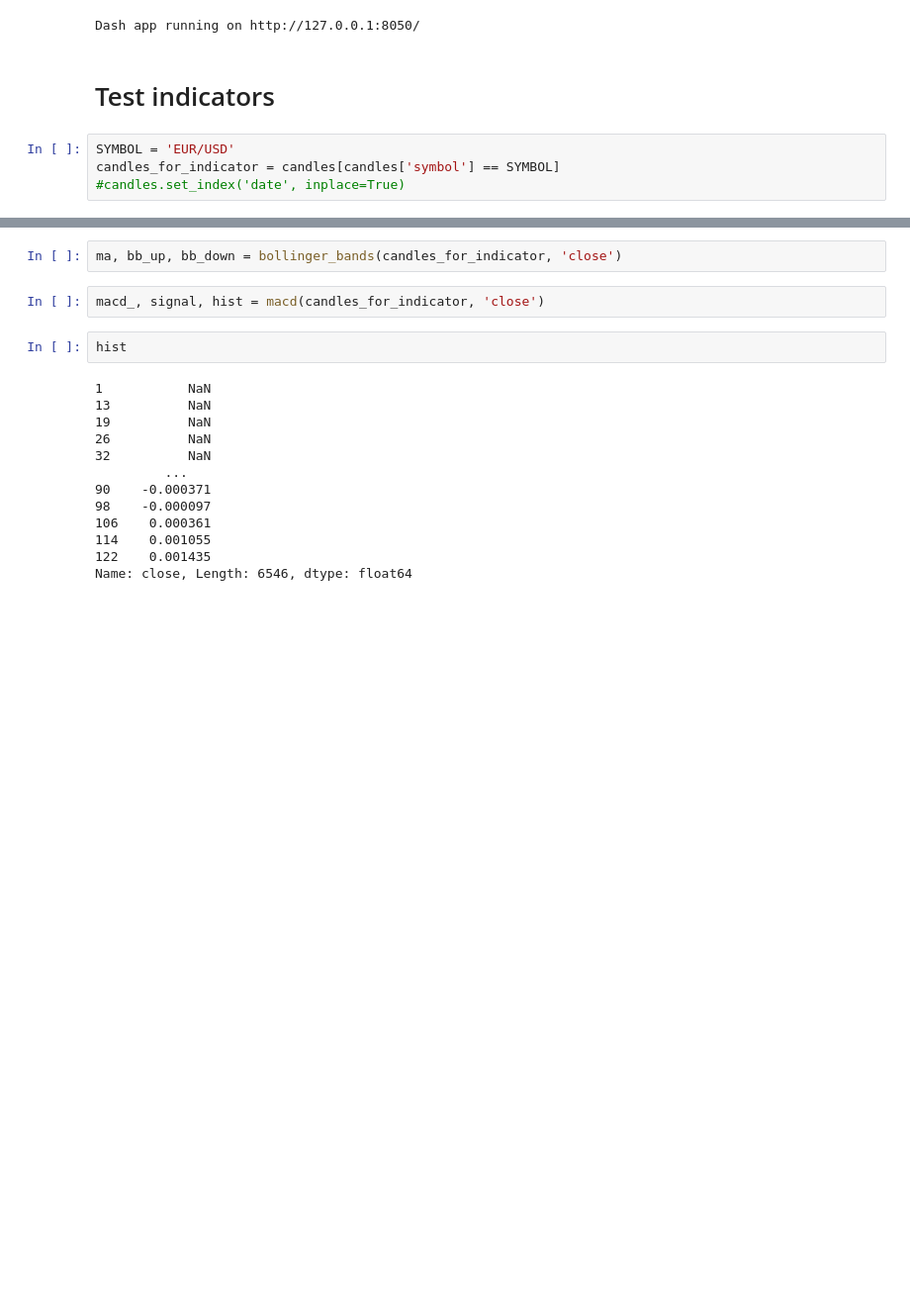
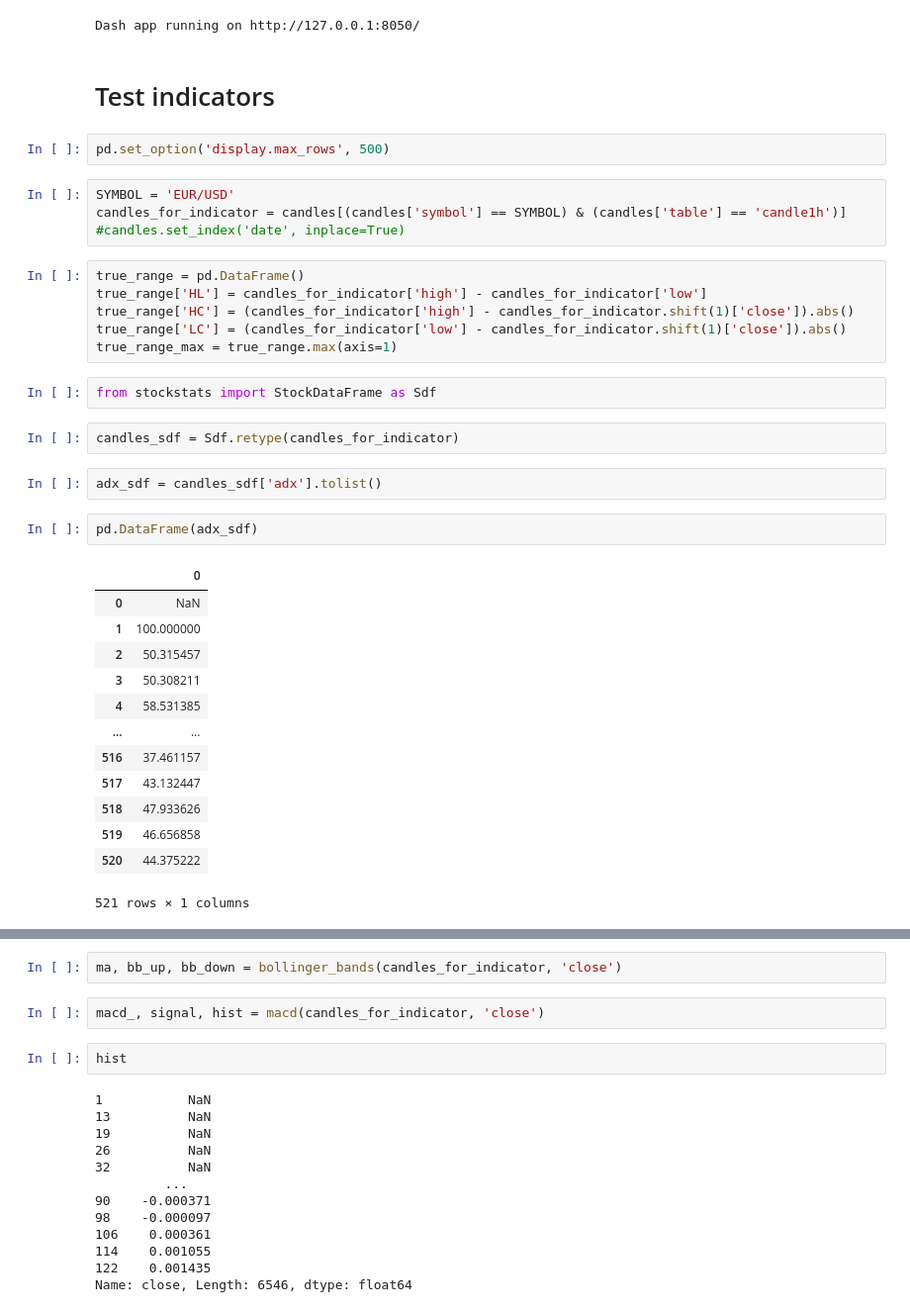
Before and after one commit to lhericourt/trading, a Jupyter notebook: notebooks/data_analysis.ipynb, the cells around one changed output, grey strips where cells are left out. Shown at 99% size. Drawn from its saved outputs; the diff is of its cells as text; blank space fills up the shorter version.

```diff
--- a/notebooks/data_analysis.ipynb
+++ b/notebooks/data_analysis.ipynb
@@ -231,7 +248,37 @@ app.run_server(mode='external')
 Dash app running on http://127.0.0.1:8050/
 # %% [markdown]
 # Test indicators
+# %%
+pd.set_option('display.max_rows', 500)
 # %%
 SYMBOL = 'EUR/USD'
-candles_for_indicator = candles[candles['symbol'] == SYMBOL]
+candles_for_indicator = candles[(candles['symbol'] == SYMBOL) & (candles['table'] == 'candle1h')]
 #candles.set_index('date', inplace=True)
+# %%
+true_range = pd.DataFrame()
+true_range['HL'] = candles_for_indicator['high'] - candles_for_indicator['low']
+true_range['HC'] = (candles_for_indicator['high'] - candles_for_indicator.shift(1)['close']).abs()
+true_range['LC'] = (candles_for_indicator['low'] - candles_for_indicator.shift(1)['close']).abs()
+true_range_max = true_range.max(axis=1)
+# %%
+from stockstats import StockDataFrame as Sdf
+# %%
+candles_sdf = Sdf.retype(candles_for_indicator)
+# %%
+adx_sdf = candles_sdf['adx'].tolist()
+# %%
+pd.DataFrame(adx_sdf)
+# %% [output]
+|  | 0 |
+| 0 | NaN |
+| 1 | 100.000000 |
+| 2 | 50.315457 |
+| 3 | 50.308211 |
+| 4 | 58.531385 |
+| ... | ... |
+| 516 | 37.461157 |
+| 517 | 43.132447 |
+| 518 | 47.933626 |
+| 519 | 46.656858 |
+| 520 | 44.375222 |
+521 rows × 1 columns
```
Also changed, not shown: parts of 11 cells of this notebook, 3 other files.
